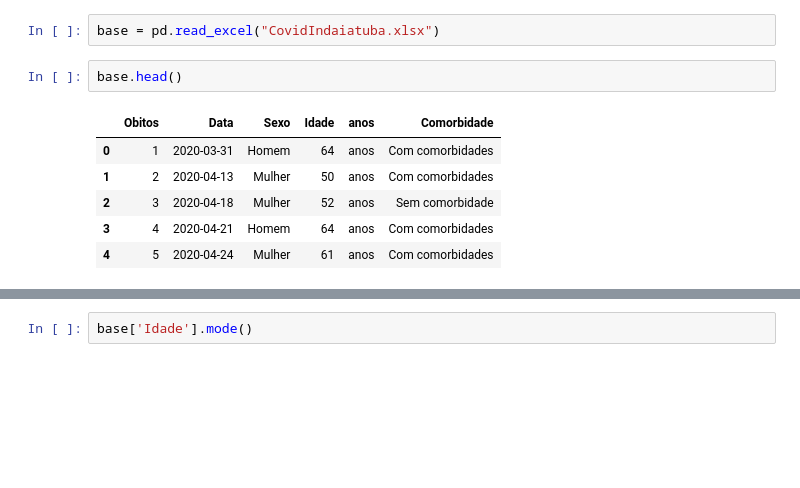
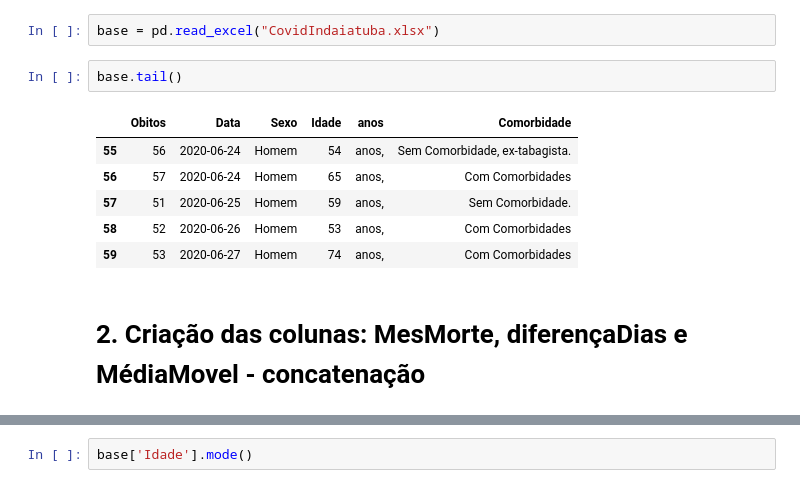
Before and after one commit to ricardoproenca/CovidIndaiatuba, a Jupyter notebook: CovidIndaiatuba.ipynb, the cells around one changed output, grey strips where cells are left out. Cells and saved outputs as stored; diff of their text form; blank space fills up the shorter version.

```diff
--- a/CovidIndaiatuba.ipynb
+++ b/CovidIndaiatuba.ipynb
@@ -10,14 +15,16 @@ from scipy.stats import norm
 # %%
 base = pd.read_excel("CovidIndaiatuba.xlsx")
 # %%
-base.head()
+base.tail()
 # %% [output]
 |  | Obitos | Data | Sexo | Idade | anos | Comorbidade |
-| 0 | 1 | 2020-03-31 | Homem | 64 | anos | Com comorbidades |
-| 1 | 2 | 2020-04-13 | Mulher | 50 | anos | Com comorbidades |
-| 2 | 3 | 2020-04-18 | Mulher | 52 | anos | Sem comorbidade |
-| 3 | 4 | 2020-04-21 | Homem | 64 | anos | Com comorbidades |
-| 4 | 5 | 2020-04-24 | Mulher | 61 | anos | Com comorbidades |
+| 55 | 56 | 2020-06-24 | Homem | 54 | anos, | Sem Comorbidade, ex-tabagista. |
+| 56 | 57 | 2020-06-24 | Homem | 65 | anos, | Com Comorbidades |
+| 57 | 51 | 2020-06-25 | Homem | 59 | anos, | Sem Comorbidade. |
+| 58 | 52 | 2020-06-26 | Homem | 53 | anos, | Com Comorbidades |
+| 59 | 53 | 2020-06-27 | Homem | 74 | anos, | Com Comorbidades |
+# %% [markdown]
+# 2. Criação das colunas: MesMorte, diferençaDias e MédiaMovel - concatenação
 # %%
 base.groupby(base['Data'].dt.month)['Obitos'].sum()
 base['MesMorte'] = base['Data'].dt.month
```
Also changed, not shown: parts of 81 cells of this notebook.
